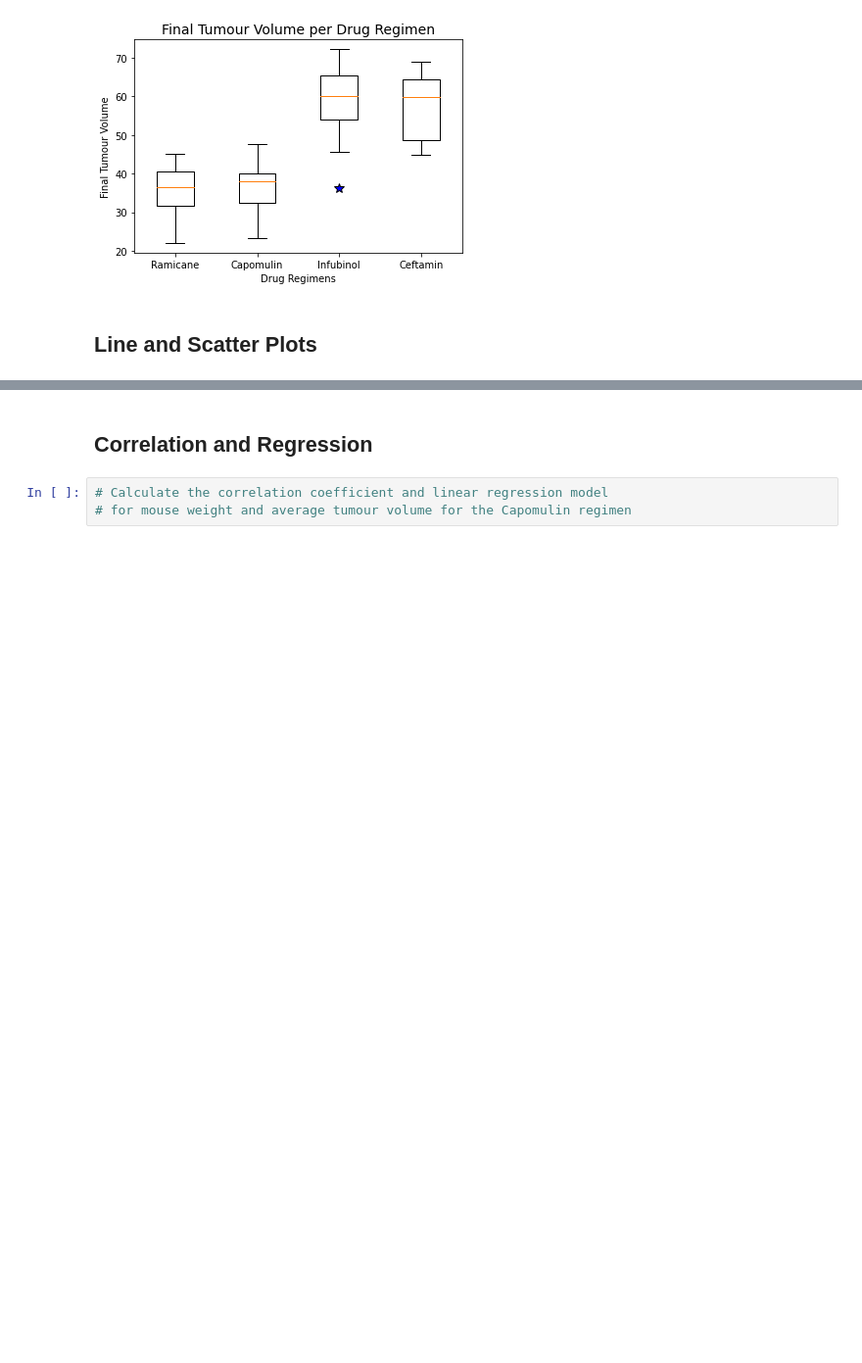
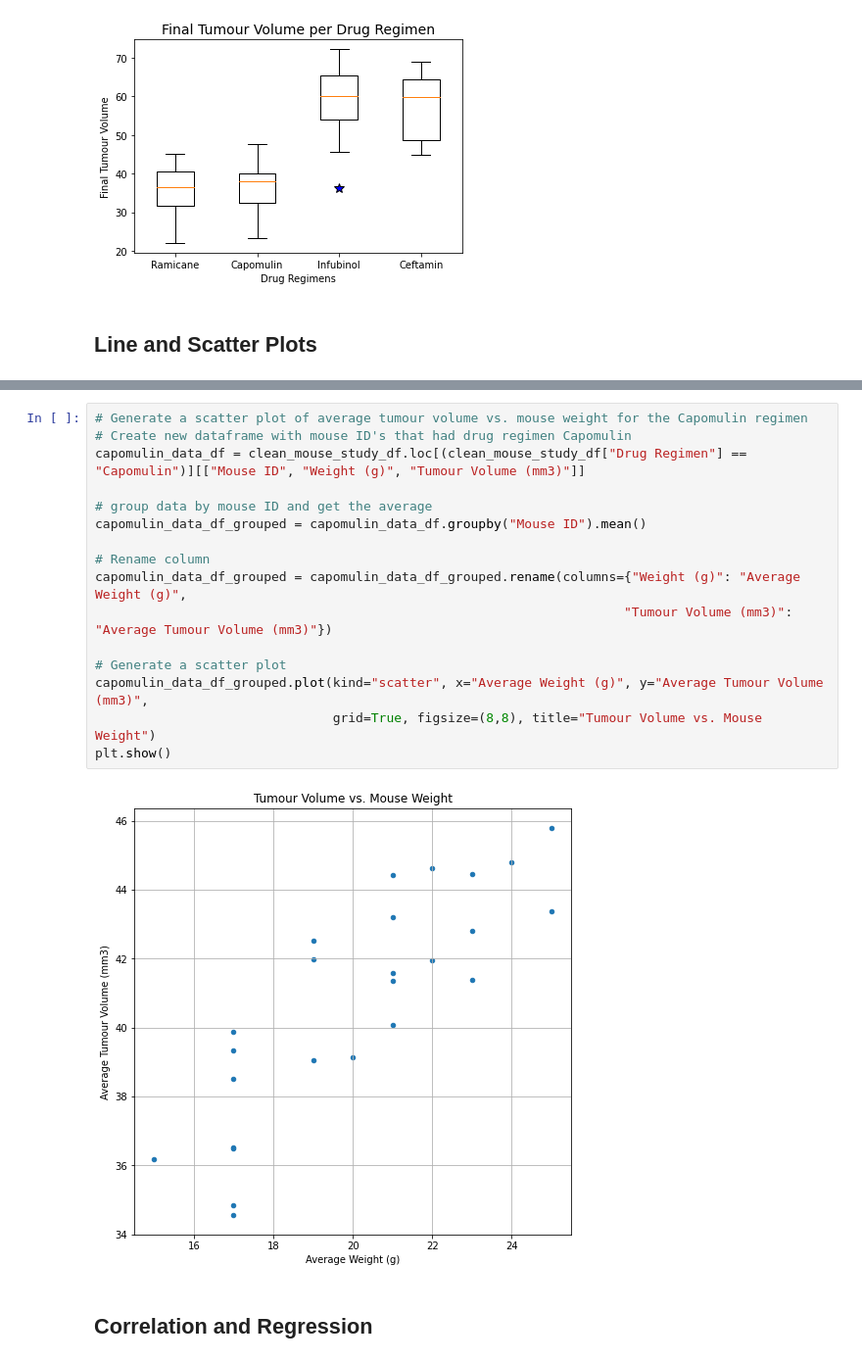
Before and after one commit to joshmartin33/matplotlib-challenge, a Jupyter notebook: pymaceuticals.ipynb, the cells around one changed output, grey strips where cells are left out. Shown at 98% size. Drawn from its saved outputs; the diff is of its cells as text; blank space fills up the shorter version.

```diff
--- a/pymaceuticals.ipynb
+++ b/pymaceuticals.ipynb
@@ -365,5 +388,20 @@ plt.show()
+# %%
+# Generate a scatter plot of average tumour volume vs. mouse weight for the Capomulin regimen
+# Create new dataframe with mouse ID's that had drug regimen Capomulin
+capomulin_data_df = clean_mouse_study_df.loc[(clean_mouse_study_df["Drug Regimen"] == "Capomulin")][["Mouse ID", "Weight (g)", "Tumour Volume (mm3)"]]
+
+# group data by mouse ID and get the average
+capomulin_data_df_grouped = capomulin_data_df.groupby("Mouse ID").mean()
+
+# Rename column
+capomulin_data_df_grouped = capomulin_data_df_grouped.rename(columns={"Weight (g)": "Average Weight (g)",
+                                                                     "Tumour Volume (mm3)": "Average Tumour Volume (mm3)"})
+
+# Generate a scatter plot
+capomulin_data_df_grouped.plot(kind="scatter", x="Average Weight (g)", y="Average Tumour Volume (mm3)",
+                               grid=True, figsize=(8,8), title="Tumour Volume vs. Mouse Weight")
+plt.show()
+# %% [output]
+[figure, added]
 # %% [markdown]
 ## Correlation and Regression
-# %%
-# Calculate the correlation coefficient and linear regression model
-# for mouse weight and average tumour volume for the Capomulin regimen
```
Also changed, not shown: parts of 7 cells of this notebook.
